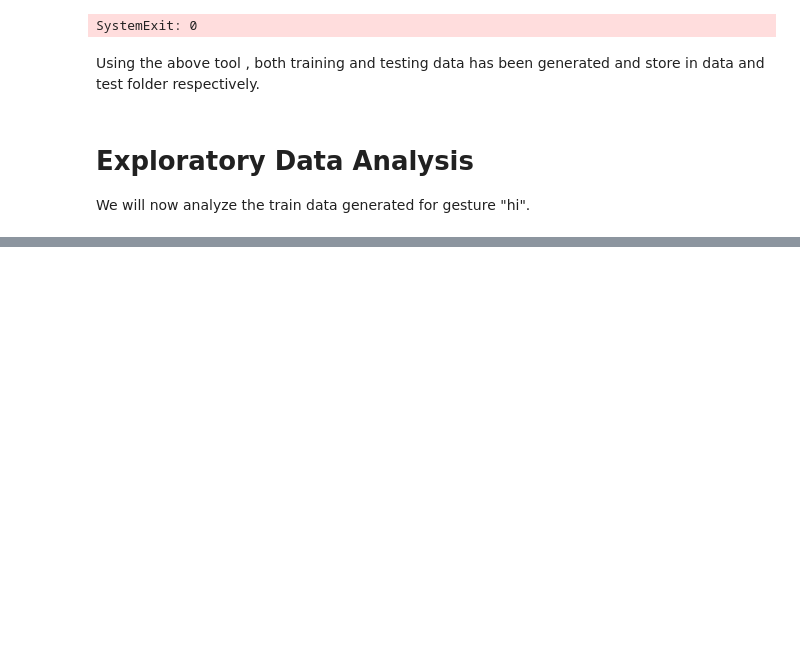
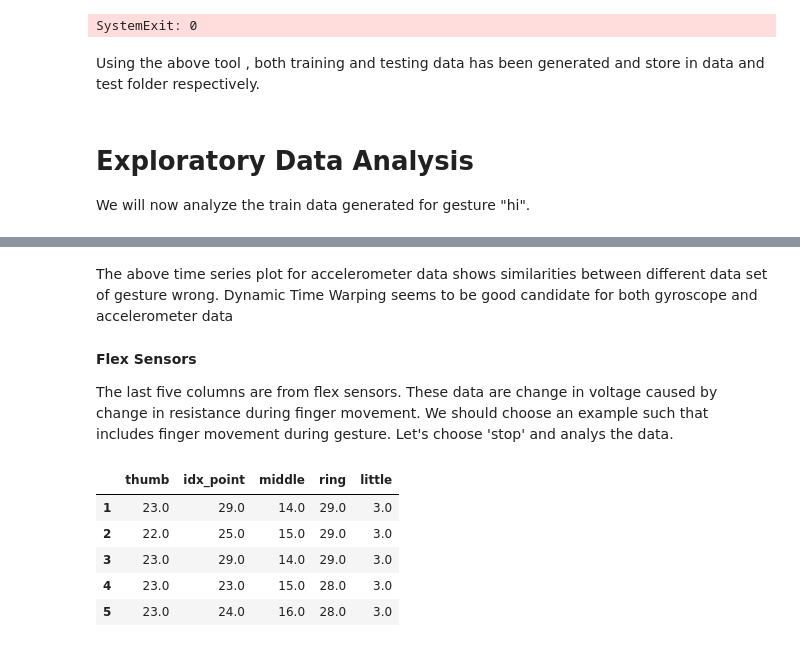
Before and after one commit to sabyasachi087/aml-gesture-recognition, a Jupyter notebook: gesture_recognition_project_report.ipynb, the cells around one changed output, grey strips where cells are left out. Cells and saved outputs as stored; diff of their text form; code cells hidden in the pictures; blank space fills up the shorter version.

```diff
--- a/gesture_recognition_project_report.ipynb
+++ b/gesture_recognition_project_report.ipynb
@@ -121,0 +132,33 @@ We will now analyze the train data generated for gesture "hi".
+# %%
+import pandas as pd
+import numpy as np
+
+columns = ["cord_x", "cord_y", "cord_z", "tilt_x", 'tilt_y', 'tilt_z', 'thumb', 'idx_point', 'middle', 'ring', 'little']
+SPLIT_MARKER = '---------END--------'
+
+
+def readGesture(gesture, type=DataType.test):
+    if type == DataType.test:
+        return pd.read_csv('test/' + str(gesture) + '.txt', names=columns)
+    elif type == DataType.train:
+        return pd.read_csv('data/' + str(gesture) + '.txt', names=columns)
+    else:
+        raise Exception("Invalid type ")
+
+
+def splitData(data):
+    training_list = [];train_data = pd.DataFrame(columns=columns, dtype=np.float64)
+    for row in range(len(data)):
+        row_data = data.iloc[row].copy()
+        if row_data.cord_x == SPLIT_MARKER:
+            train_data.dropna(axis=0, inplace=True)
+            training_list.append(train_data)
+            train_data = pd.DataFrame(columns=columns, dtype=np.float64)
+        else:
+            train_data.loc[len(train_data)] = row_data
+    return training_list
+
+
+def getData(gesture='wrong', type=DataType.train):
+    raw_gesture_data = readGesture(gesture, type=DataType.train)
+    return splitData(raw_gesture_data)
@@ -121,0 +233,16 @@ We will now analyze the train data generated for gesture "hi".
+# %% [markdown]
+The above time series plot for accelerometer data shows similarities between different data set of gesture wrong. Dynamic Time Warping seems to be good candidate for both gyroscope and accelerometer data
+# %% [markdown]
+<b>Flex Sensors</b>
+
+The last five columns are from flex sensors. These data are change in voltage caused by change in resistance during finger movement. We should choose an example such that includes finger movement during gesture. Let's choose 'stop' and analys the data.
+# %%
+data_list = getData(gesture='hi')
+data_list[2][['thumb', 'idx_point', 'middle', 'ring', 'little']].head()
+# %% [output]
+|  | thumb | idx_point | middle | ring | little |
+| 1 | 23.0 | 29.0 | 14.0 | 29.0 | 3.0 |
+| 2 | 22.0 | 25.0 | 15.0 | 29.0 | 3.0 |
+| 3 | 23.0 | 29.0 | 14.0 | 29.0 | 3.0 |
+| 4 | 23.0 | 23.0 | 15.0 | 28.0 | 3.0 |
+| 5 | 23.0 | 24.0 | 16.0 | 28.0 | 3.0 |
```
Also changed, not shown: parts of 13 cells of this notebook, 2 other files.
